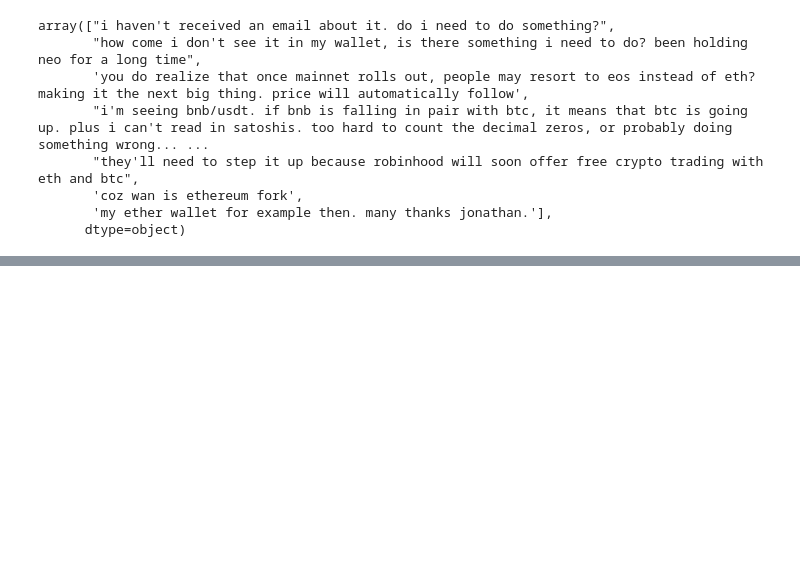
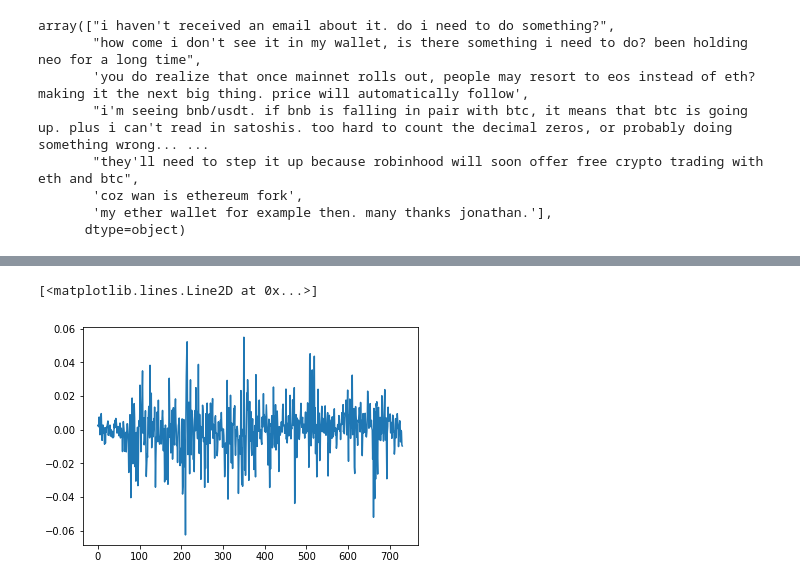
Before and after one commit to toly/aisthack, a Jupyter notebook: notebooks/04_check_many_fasttext_size_eth.ipynb, the cells around one changed output, grey strips where cells are left out. Saved outputs shown, nothing was run; the diff lists cells and outputs as text; code cells hidden in the pictures; blank space fills up the shorter version.

```diff
--- a/notebooks/04_check_many_fasttext_size_eth.ipynb
+++ b/notebooks/04_check_many_fasttext_size_eth.ipynb
@@ -556,0 +566,5 @@ array(["i haven't received an email about it. do i need to do something?",
+# %%
+plt.plot(prices)
+# %% [output]
+[<matplotlib.lines.Line2D at 0x...>]
+[figure, added]
```
Also changed, not shown: parts of 4 cells of this notebook, 6 other files.
